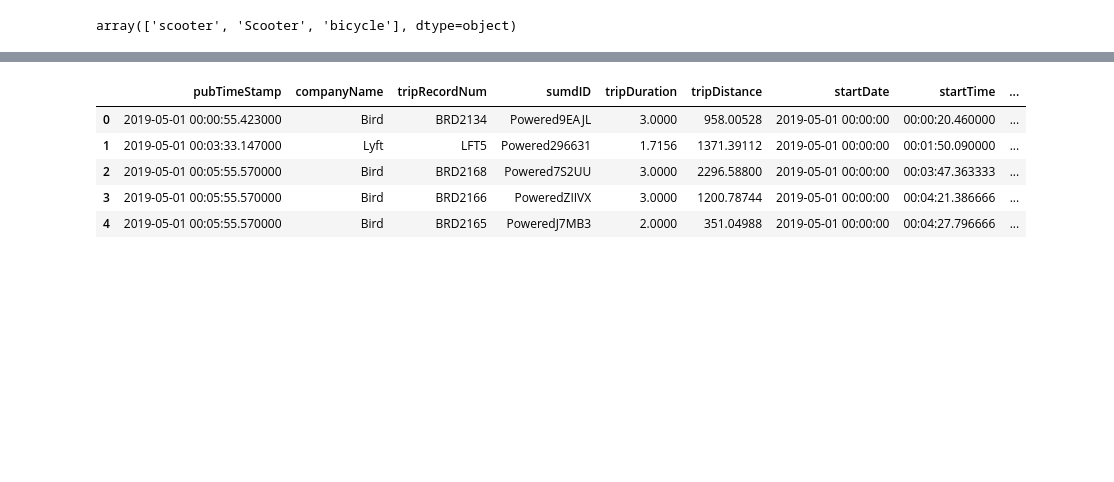
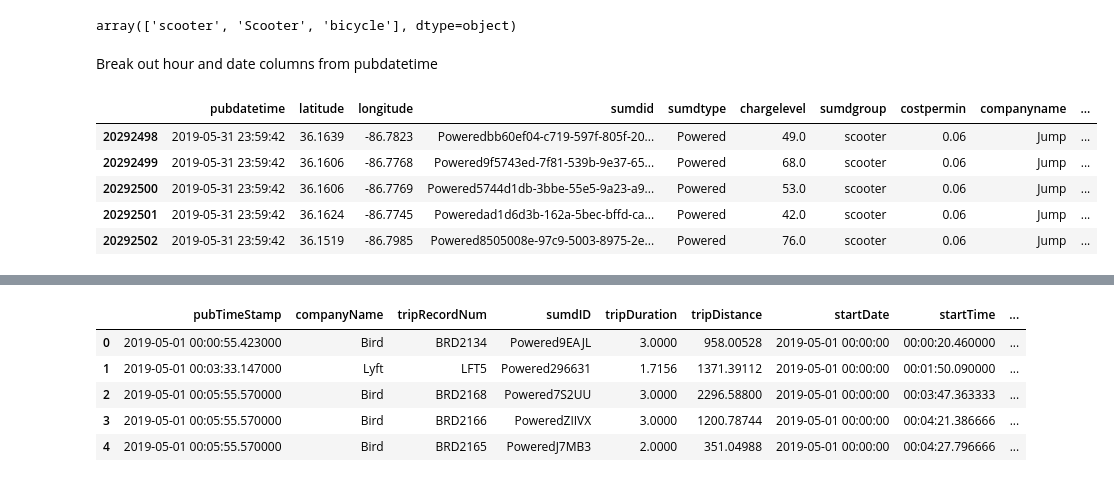
Before and after one commit to Rhunsilval/nashville_scooters_python, a Jupyter notebook: notebooks/May.ipynb, the cells around one changed output, grey strips where cells are left out. Saved outputs shown, nothing was run; the diff lists cells and outputs as text; code cells hidden in the pictures; blank space fills up the shorter version.

```diff
--- a/notebooks/May.ipynb
+++ b/notebooks/May.ipynb
@@ -58,3 +59,5 @@ array(['PoweredLIRL1', 'PoweredXWRWC', 'PoweredMEJEH', ...,
 may.sumdgroup.unique()
 # %% [output]
 array(['scooter', 'Scooter', 'bicycle'], dtype=object)
+# %% [markdown]
+Break out hour and date columns from pubdatetime
@@ -60,0 +68,9 @@ array(['scooter', 'Scooter', 'bicycle'], dtype=object)
+# %%
+may.tail()
+# %% [output]
+|  | pubdatetime | latitude | longitude | sumdid | sumdtype | chargelevel | sumdgroup | costpermin | companyname | ... |
+| 20292498 | 2019-05-31 23:59:42 | 36.1639 | -86.7823 | Poweredbb60ef04-c719-597f-805f-20... | Powered | 49.0 | scooter | 0.06 | Jump | ... |
+| 20292499 | 2019-05-31 23:59:42 | 36.1606 | -86.7768 | Powered9f5743ed-7f81-539b-9e37-65... | Powered | 68.0 | scooter | 0.06 | Jump | ... |
+| 20292500 | 2019-05-31 23:59:42 | 36.1606 | -86.7769 | Powered5744d1db-3bbe-55e5-9a23-a9... | Powered | 53.0 | scooter | 0.06 | Jump | ... |
+| 20292501 | 2019-05-31 23:59:42 | 36.1624 | -86.7745 | Poweredad1d6d3b-162a-5bec-bffd-ca... | Powered | 42.0 | scooter | 0.06 | Jump | ... |
+| 20292502 | 2019-05-31 23:59:42 | 36.1519 | -86.7985 | Powered8505008e-97c9-5003-8975-2e... | Powered | 76.0 | scooter | 0.06 | Jump | ... |
```
Also changed, not shown: parts of 5 cells of this notebook.
